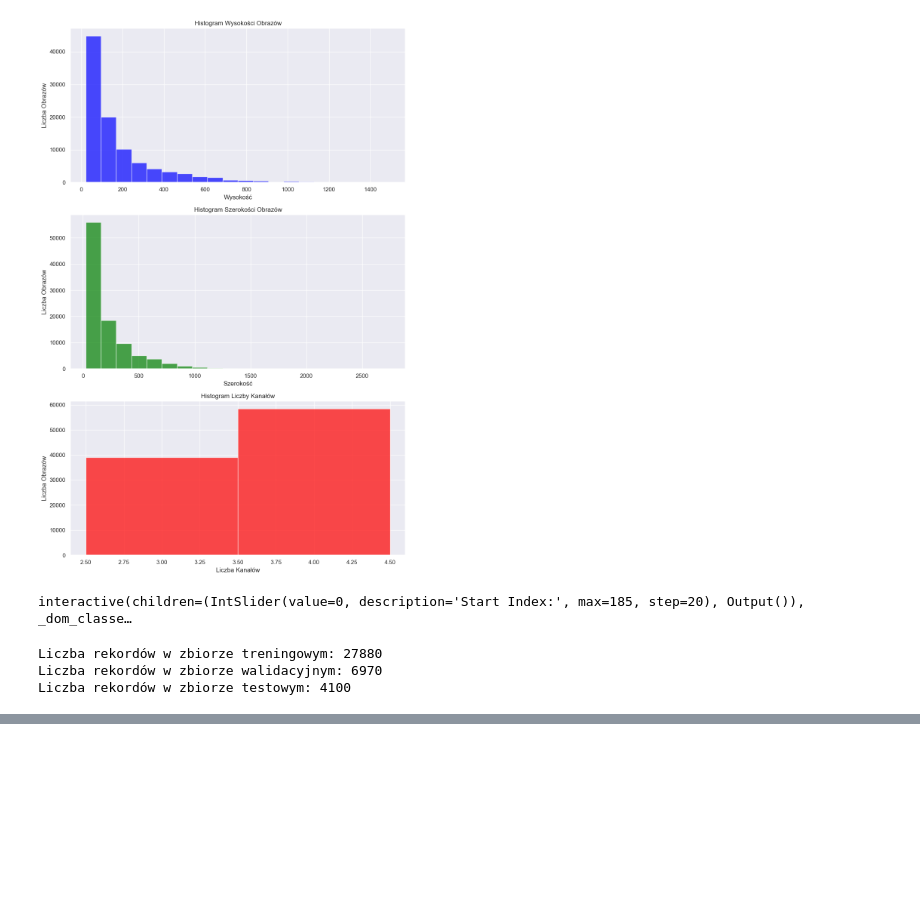
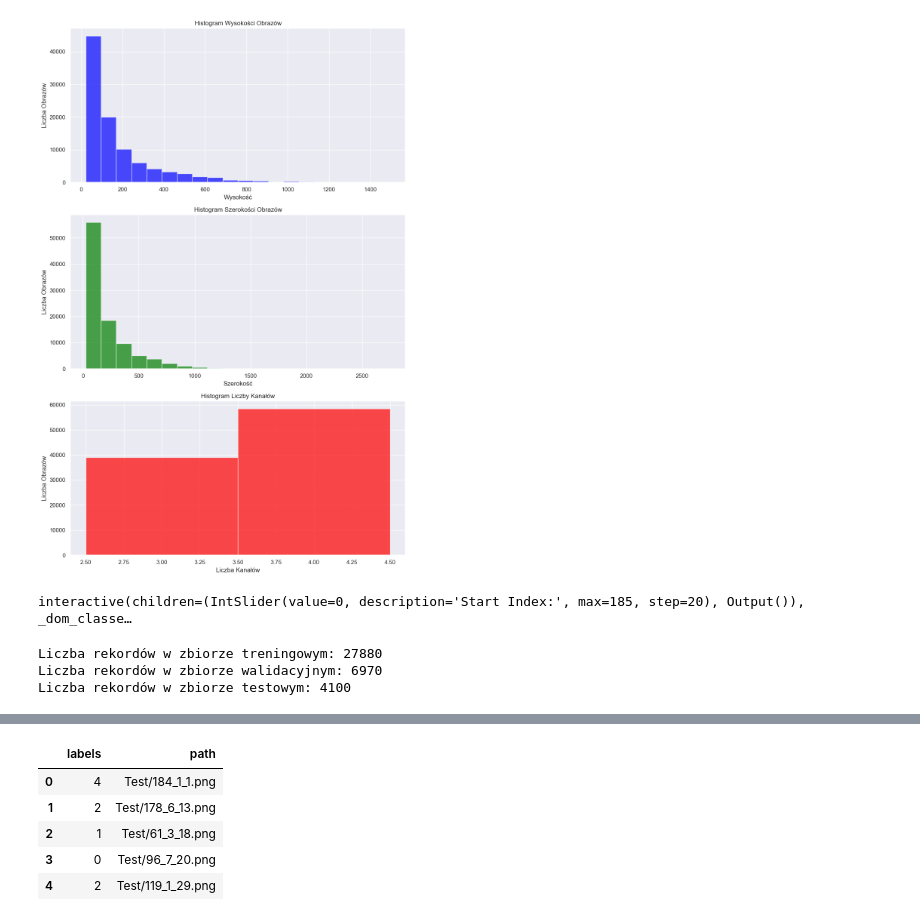
Before and after one commit to thehardway15/traffic-sign-classification, a Jupyter notebook: traffic-sign-classification.ipynb, the cells around one changed output, grey strips where cells are left out. Cells and saved outputs as stored; diff of their text form; code cells hidden in the pictures; blank space fills up the shorter version.

```diff
--- a/traffic-sign-classification.ipynb
+++ b/traffic-sign-classification.ipynb
@@ -468,0 +521,10 @@ Liczba rekordów w zbiorze testowym: 4100
+# %%
+df = test_dataset.get_table()
+df.head()
+# %% [output]
+|  | labels | path |
+| 0 | 4 | Test/184_1_1.png |
+| 1 | 2 | Test/178_6_13.png |
+| 2 | 1 | Test/61_3_18.png |
+| 3 | 0 | Test/96_7_20.png |
+| 4 | 2 | Test/119_1_29.png |
```
Also changed, not shown: parts of 11 cells of this notebook, 13 other files.
